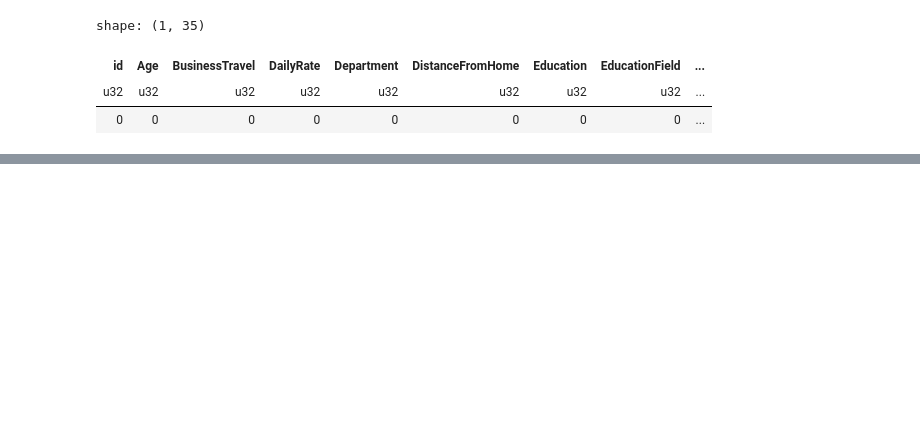
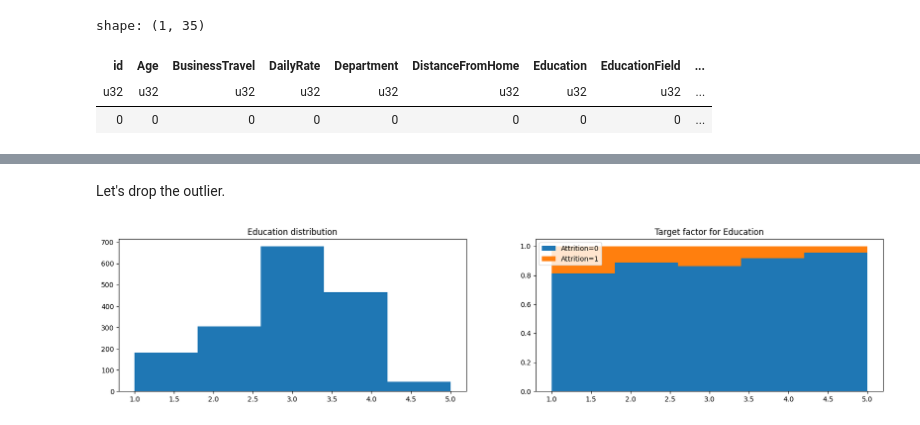
Before and after one commit to kurazu/kaggle-playground, a Jupyter notebook: s03e03/EDA.ipynb, the cells around one changed output, grey strips where cells are left out. Saved outputs shown, nothing was run; the diff lists cells and outputs as text; code cells hidden in the pictures; blank space fills up the shorter version.

```diff
--- a/s03e03/EDA.ipynb
+++ b/s03e03/EDA.ipynb
@@ -149,0 +219,15 @@ plot_counts('stroke')
+# %% [markdown]
+Let's drop the outlier.
+# %%
+df = df.filter(pl.col('Education') < pl.col('Education').max())
+# %%
+_, (left_ax, right_ax) = plt.subplots(1, 2, figsize=(20, 4))
+plot_histogram_and_target_factor(
+    df,
+    target_column_name="Attrition",
+    column_name="Education",
+    left_ax=left_ax,
+    right_ax=right_ax,
+)
+# %% [output]
+[figure, added]
```
Also changed, not shown: parts of 55 cells of this notebook, 2 other files.
